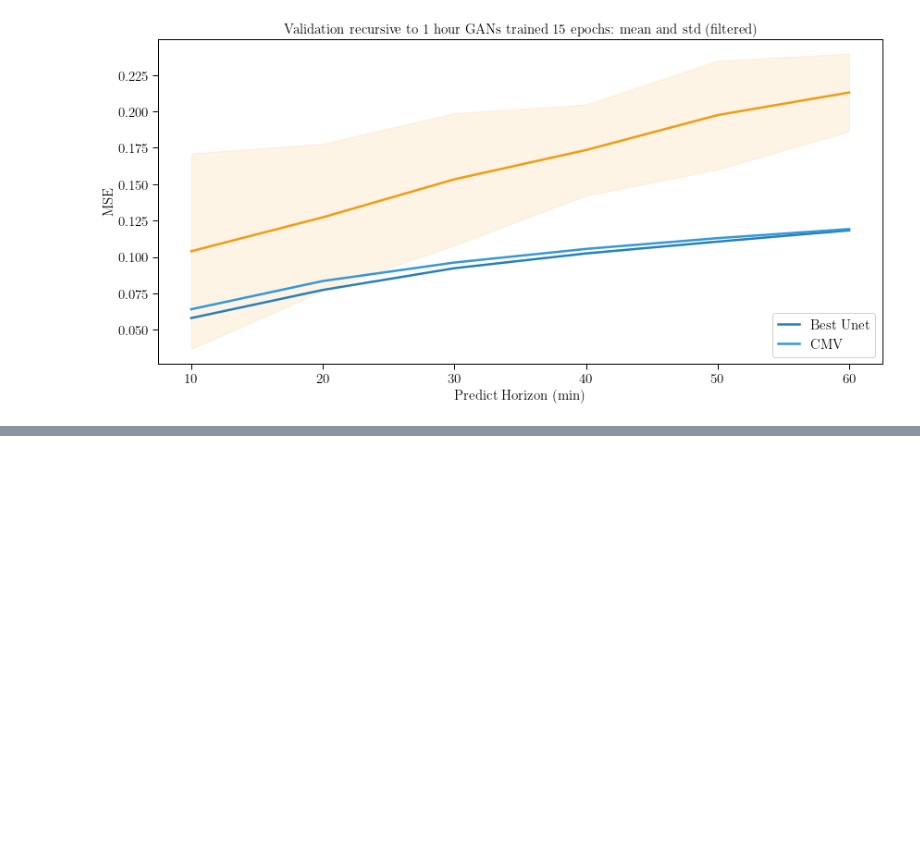
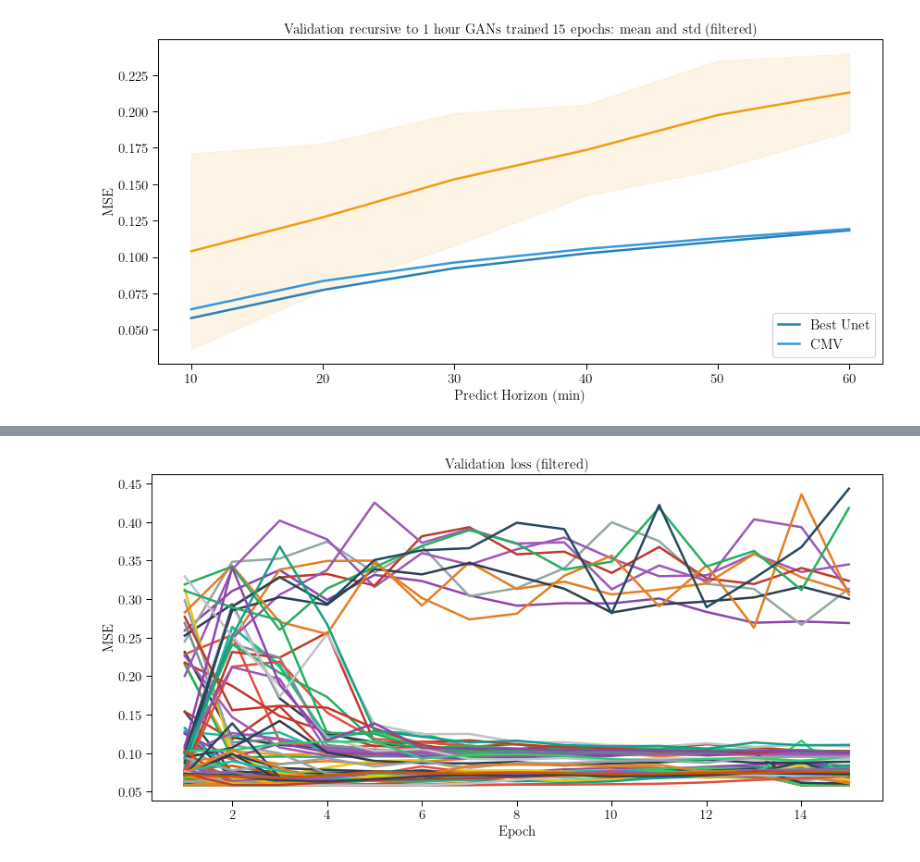
Before and after one commit to francomozo/deepCloud-latex-plots, a Jupyter notebook: deepCloud_doc_plots.ipynb, the cells around one changed output, grey strips where cells are left out. Cells and saved outputs as stored; diff of their text form; code cells hidden in the pictures; blank space fills up the shorter version.

```diff
--- a/deepCloud_doc_plots.ipynb
+++ b/deepCloud_doc_plots.ipynb
@@ -193,0 +307,82 @@ plt.show()
+# %%
+# 2.2) Val loss for every epoch filtered: only the 10 best experiments
+
+# I find the best val_loss (doesnt matter which epoch) and grab the 10
+# best experiments respect to that loss
+
+stacked_outputs = []
+for k in outputs.keys():
+    if outputs[k] not in outlier_exps:
+        stacked_outputs.append(outputs[k])
+stacked_outputs = np.array(stacked_outputs)
+
+# que quiero yo?
+# quiero el num de fila de los 10 exps tales que los valores son los menores
+
+
+#print(stacked_outputs)
+min_val_idx_for_row = np.argmin(stacked_outputs, axis=1) # idx de donde esta el menor valor para cada fila
+# ahora obtengo esos valores y hago otra lista
+min_val_for_row = stacked_outputs[min_val_idx_for_row] # aca tengo los vals minimos para cada experimento
+
+# ahora quiero el indice de los 10 menores valores en min_val_for_row
+n = 10
+print(min_val_for_row)
+min_val_idx_for_exp = min_val_for_row.argsort()[:n]
+
+# ahora quiero stacked_outputs evaluada solo en esos experimentos
+# los elementos de min_val_idx_for_exp son el numero de iter en donde se dan los menores valores
+n_best_exp = []
+
+for idx, k in enumerate(outputs.keys()):
+    if idx in min_val_idx_for_exp.tolist():
+        n_best_exp.append(k)
+print(min_val_idx_for_exp.tolist())
+print(n_best_exp)
+
+save_fig = False
+show_legend = False
+
+# Enable latex text edit
+plt.rc('text', usetex=True)
+plt.rc('font', family='serif')
+
+# Plot
+fig = plt.figure()
+fig.set_size_inches(12, 6)
+ax = fig.add_subplot(1, 1, 1)
+
+# Labels and Title
+ax.set_title(r'Validation loss (filtered) ', fontsize=fontSize)
+ax.set_xlabel(r'Epoch', fontsize=fontSize)
+ax.set_ylabel(r'MSE', fontsize=fontSize)
+
+
+# Tick size
+ax.xaxis.set_tick_params(labelsize=fontSize)
+ax.yaxis.set_tick_params(labelsize=fontSize)
+
+# Thicknes and axis colors
+for axis in ['top','bottom','left','right']:
+    ax.spines[axis].set_linewidth(1.0)
+ax.tick_params(direction='out', length=6, width=1, colors='k')
+
+# Plotting
+x = range(1, 16)
+for k in outputs.keys():
+    if k not in filtered_val_loss:
+        ax.plot(x, outputs[k], color=Colors.random_color(del_subpalettes=['blues']), linewidth=2.5)
+
+# Text over plots
+if show_legend:
+    ax.legend(shadow=False, loc=4, handlelength=1.5,
+            fontsize=fontSize, framealpha=0.9)
+
+# Save figure as PDF
+if save_fig:
+    fig.tight_layout()
+    fig.savefig('./plot_name.pdf')
+
+plt.tight_layout()
+plt.show()
+# %% [output]
@@ -193,0 +398 @@ plt.show()
+[figure, added]
```
Also changed, not shown: parts of 6 cells of this notebook.
